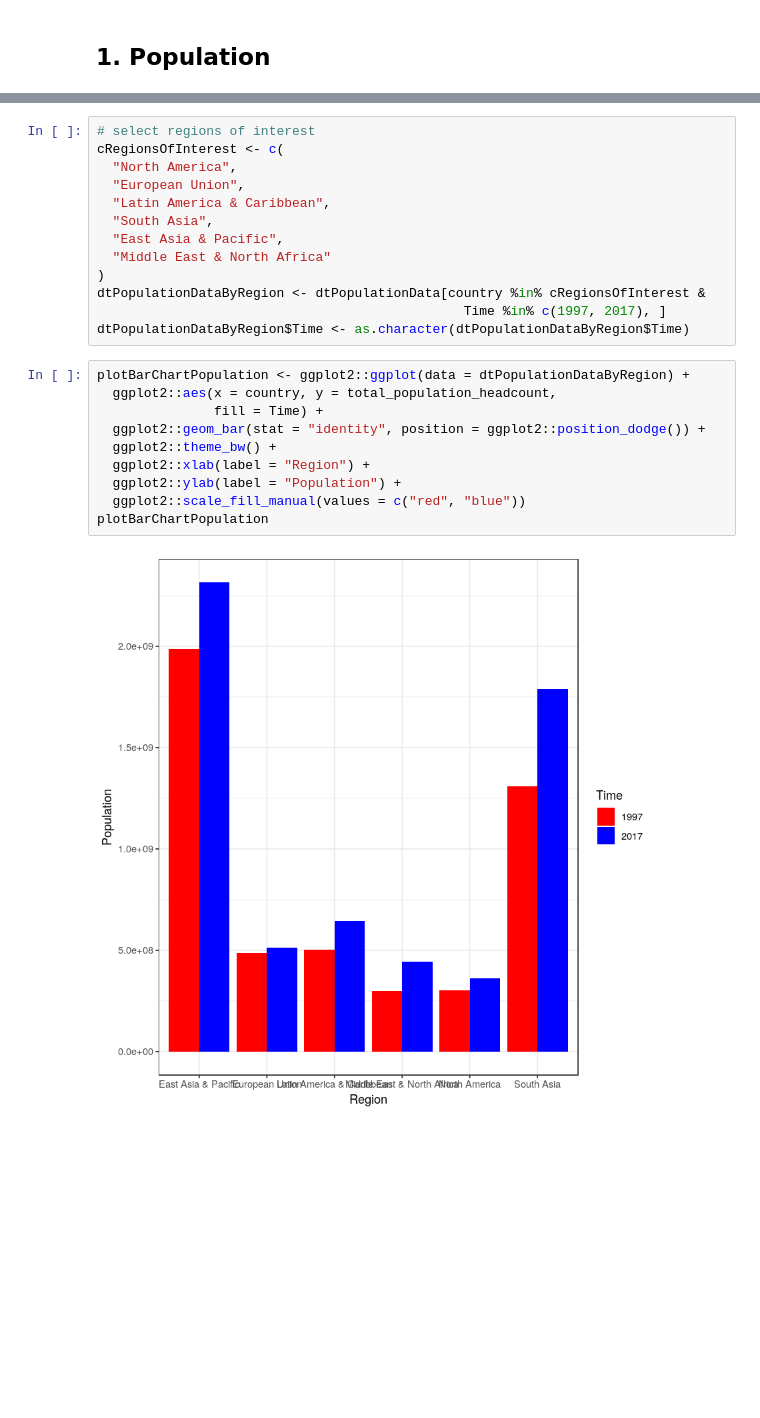
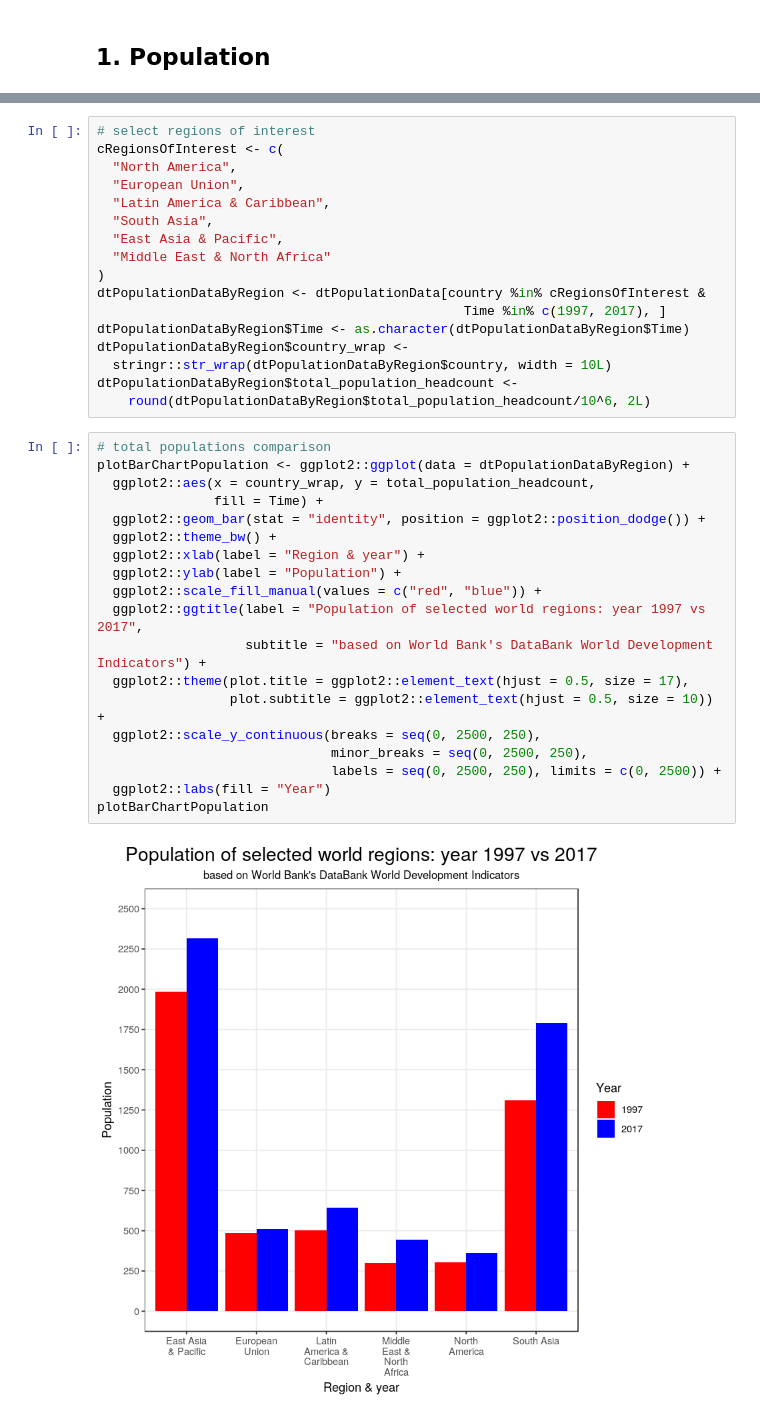
Before and after one commit to wegar-2/GlobalView, a Jupyter notebook: GrandChessboard_20_years_later.ipynb, the cells around one changed output, grey strips where cells are left out. Drawn from its saved outputs; the diff is of its cells as text; blank space fills up the shorter version.

Commit message:
Added plot of urban populations and fixed some defects of total population plot.

```diff
--- a/GrandChessboard_20_years_later.ipynb
+++ b/GrandChessboard_20_years_later.ipynb
@@ -98,15 +99,28 @@ cRegionsOfInterest <- c(
 dtPopulationDataByRegion <- dtPopulationData[country %in% cRegionsOfInterest &
                                                Time %in% c(1997, 2017), ]
 dtPopulationDataByRegion$Time <- as.character(dtPopulationDataByRegion$Time)
+dtPopulationDataByRegion$country_wrap <-
+  stringr::str_wrap(dtPopulationDataByRegion$country, width = 10L)
+dtPopulationDataByRegion$total_population_headcount <-
+    round(dtPopulationDataByRegion$total_population_headcount/10^6, 2L)
 # %%
+# total populations comparison
 plotBarChartPopulation <- ggplot2::ggplot(data = dtPopulationDataByRegion) +
-  ggplot2::aes(x = country, y = total_population_headcount,
+  ggplot2::aes(x = country_wrap, y = total_population_headcount,
                fill = Time) +
   ggplot2::geom_bar(stat = "identity", position = ggplot2::position_dodge()) +
   ggplot2::theme_bw() +
-  ggplot2::xlab(label = "Region") +
+  ggplot2::xlab(label = "Region & year") +
   ggplot2::ylab(label = "Population") +
-  ggplot2::scale_fill_manual(values = c("red", "blue"))
+  ggplot2::scale_fill_manual(values = c("red", "blue")) +
+  ggplot2::ggtitle(label = "Population of selected world regions: year 1997 vs 2017",
+                   subtitle = "based on World Bank's DataBank World Development Indicators") +
+  ggplot2::theme(plot.title = ggplot2::element_text(hjust = 0.5, size = 17),
+                 plot.subtitle = ggplot2::element_text(hjust = 0.5, size = 10)) +
+  ggplot2::scale_y_continuous(breaks = seq(0, 2500, 250),
+                              minor_breaks = seq(0, 2500, 250),
+                              labels = seq(0, 2500, 250), limits = c(0, 2500)) +
+  ggplot2::labs(fill = "Year")
 plotBarChartPopulation
 # %% [output]
-[figure, old version]
+[figure, new version]
```
Also changed, not shown: parts of 9 cells of this notebook.
